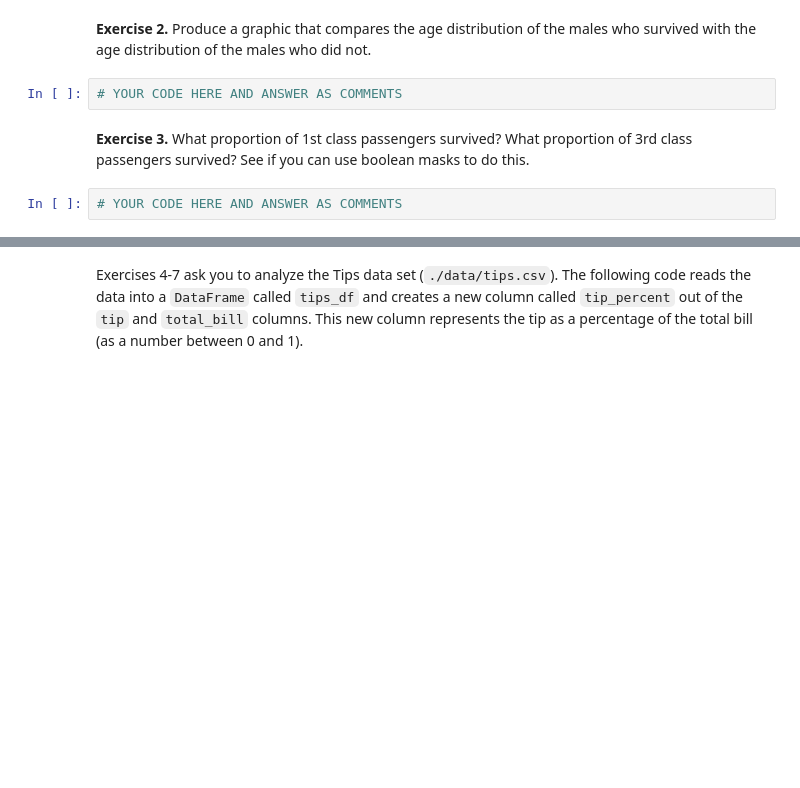
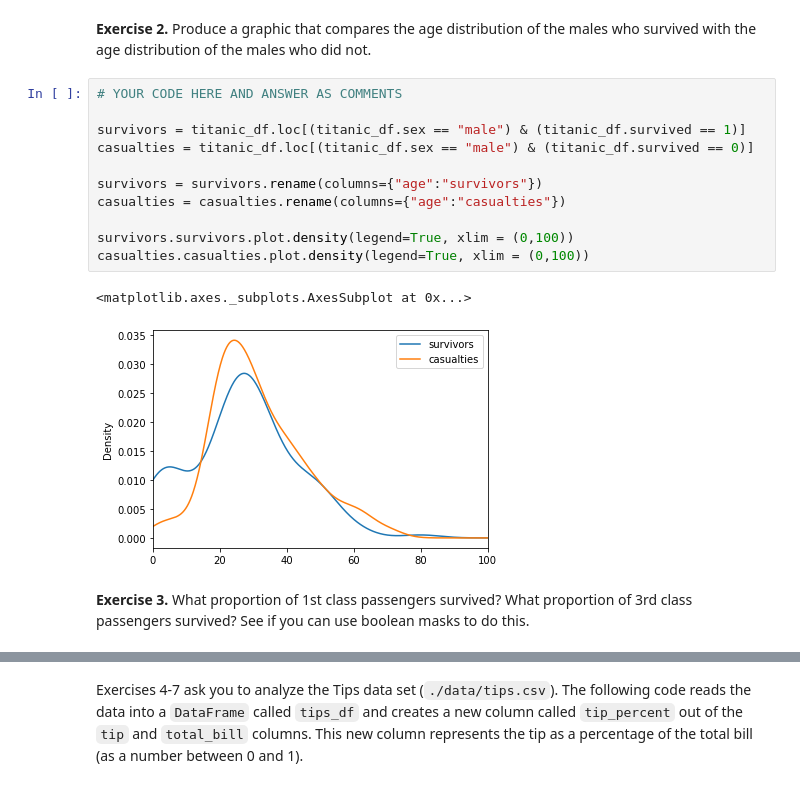
Before and after one commit to thegerrit/data_science, a Jupyter notebook: labs/Lab04-FilteringData.ipynb, the cells around one changed output, grey strips where cells are left out. Drawn from its saved outputs; the diff is of its cells as text; blank space fills up the shorter version.

```diff
--- a/labs/Lab04-FilteringData.ipynb
+++ b/labs/Lab04-FilteringData.ipynb
@@ -161,8 +284,18 @@ Use the `%timeit` magic to compare the runtimes of these two options.
 # %% [markdown]
 **Exercise 2.** Produce a graphic that compares the age distribution of the males who survived with the age distribution of the males who did not.
-# %%
-# YOUR CODE HERE AND ANSWER AS COMMENTS
+# %%
+# YOUR CODE HERE AND ANSWER AS COMMENTS
+
+survivors = titanic_df.loc[(titanic_df.sex == "male") & (titanic_df.survived == 1)]
+casualties = titanic_df.loc[(titanic_df.sex == "male") & (titanic_df.survived == 0)]
+
+survivors = survivors.rename(columns={"age":"survivors"})
+casualties = casualties.rename(columns={"age":"casualties"})
+
+survivors.survivors.plot.density(legend=True, xlim = (0,100))
+casualties.casualties.plot.density(legend=True, xlim = (0,100))
+# %% [output]
+<matplotlib.axes._subplots.AxesSubplot at 0x...>
+[figure, added]
 # %% [markdown]
 **Exercise 3.** What proportion of 1st class passengers survived? What proportion of 3rd class passengers survived? See if you can use boolean masks to do this.
-# %%
-# YOUR CODE HERE AND ANSWER AS COMMENTS
```
Also changed, not shown: parts of 31 cells of this notebook.
